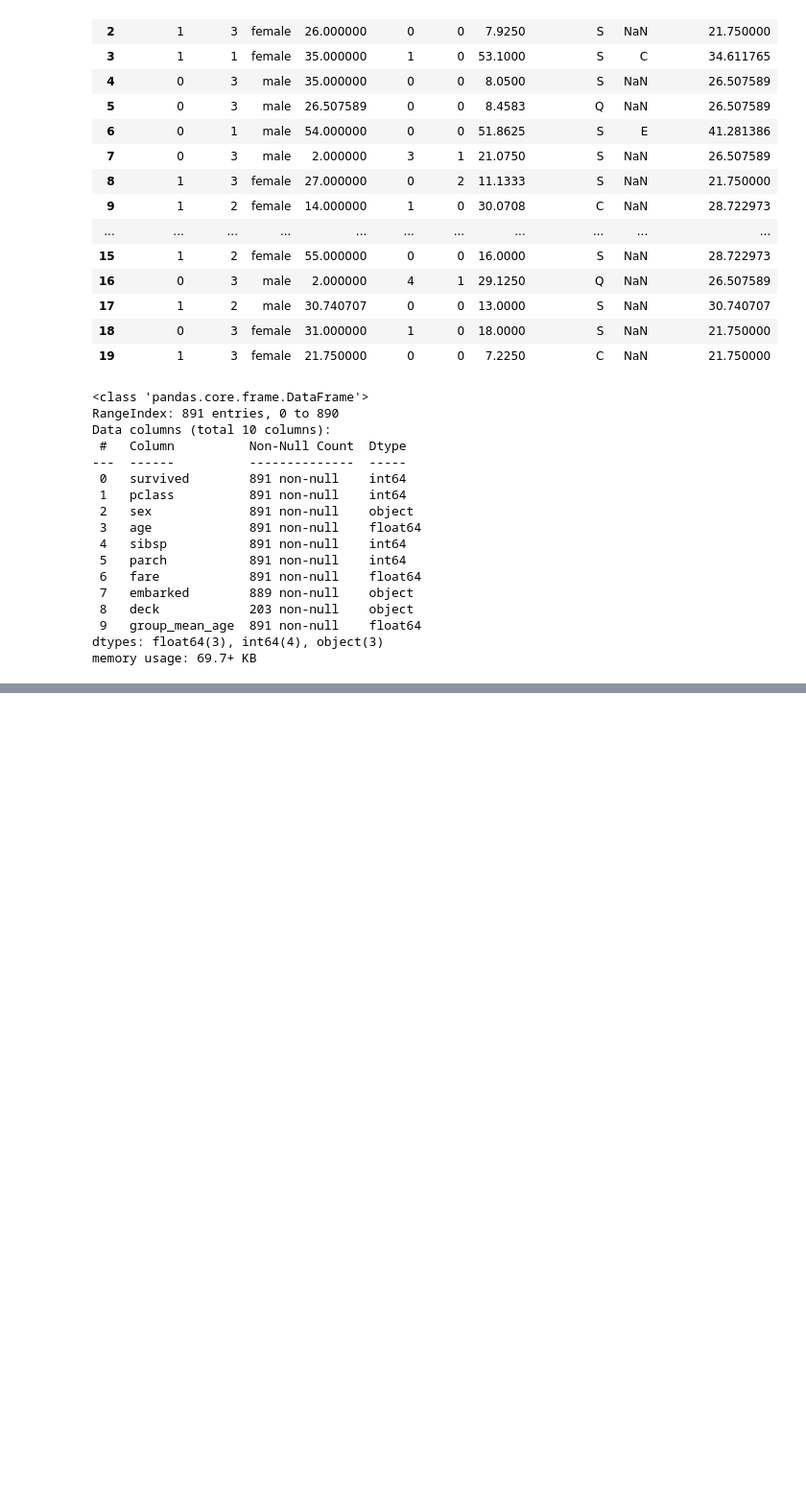
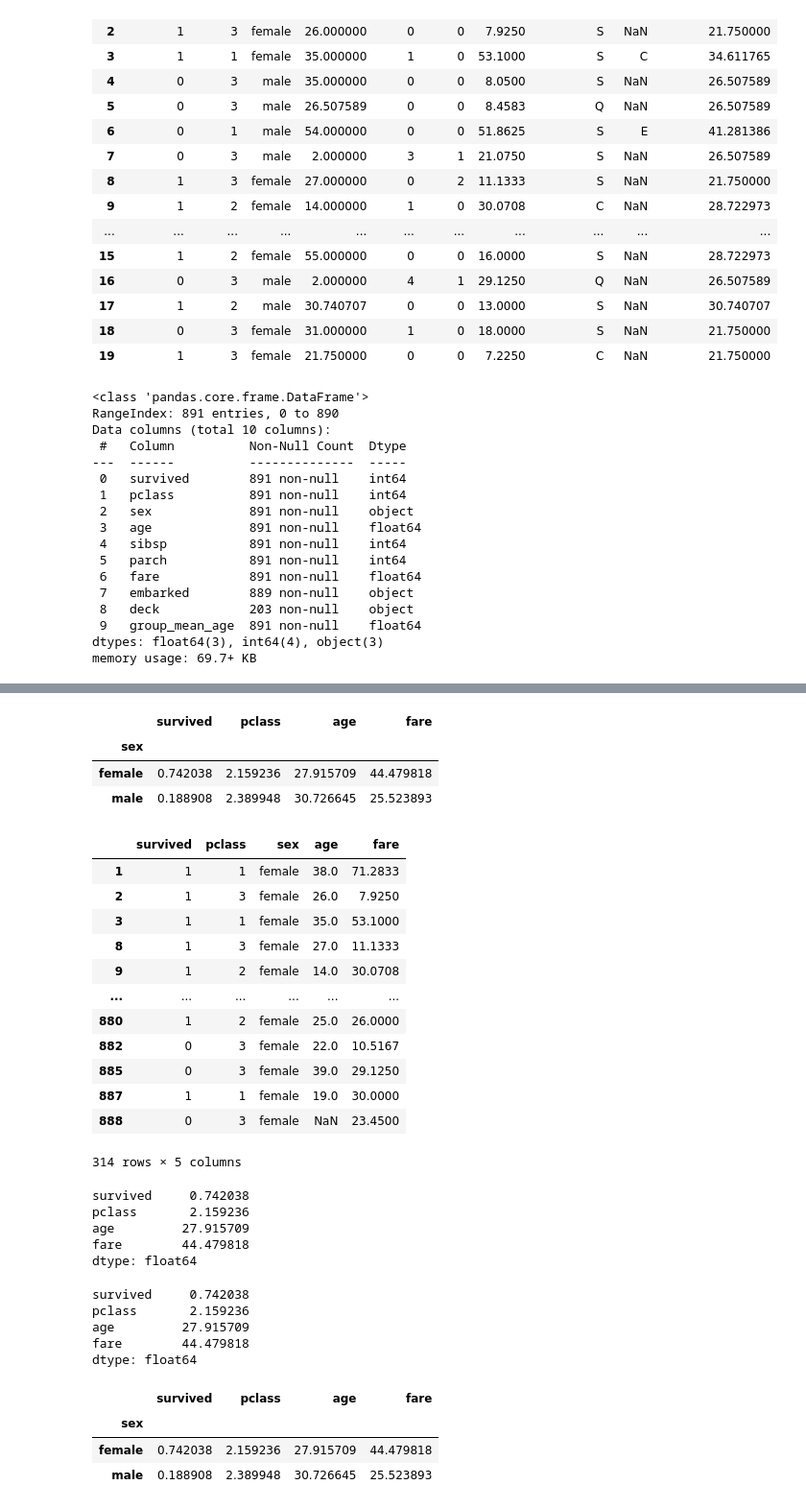
Before and after one commit to satenderlamba/Data-Science-with-Pandas, a Jupyter notebook: 2. Full Data Workflow A-Z/4. Groupby Operations/Groupby operations.ipynb, the cells around one changed output, grey strips where cells are left out. Shown: that part at 96% size. Cells and saved outputs as stored; diff of their text form; code cells hidden in the pictures; blank space fills up the shorter version.

```diff
--- a/2. Full Data Workflow A-Z/4. Groupby Operations/Groupby operations.ipynb
+++ b/2. Full Data Workflow A-Z/4. Groupby Operations/Groupby operations.ipynb
@@ -728,0 +742,32 @@ memory usage: 69.7+ KB
+# %%
+titanic.groupby('sex').mean()
+# %% [output]
+|  | survived | pclass | age | fare |
+| sex |  |  |  |  |
+| female | 0.742038 | 2.159236 | 27.915709 | 44.479818 |
+| male | 0.188908 | 2.389948 | 30.726645 | 25.523893 |
+# %%
+female_group = list(titanic.groupby('sex'))[0][1]
+female_group
+# %% [output]
+|  | survived | pclass | sex | age | fare |
+| 1 | 1 | 1 | female | 38.0 | 71.2833 |
+| 2 | 1 | 3 | female | 26.0 | 7.9250 |
+| 3 | 1 | 1 | female | 35.0 | 53.1000 |
+| 8 | 1 | 3 | female | 27.0 | 11.1333 |
+| 9 | 1 | 2 | female | 14.0 | 30.0708 |
+| ... | ... | ... | ... | ... | ... |
+| 880 | 1 | 2 | female | 25.0 | 26.0000 |
+| 882 | 0 | 3 | female | 22.0 | 10.5167 |
+| 885 | 0 | 3 | female | 39.0 | 29.1250 |
+| 887 | 1 | 1 | female | 19.0 | 30.0000 |
+| 888 | 0 | 3 | female | NaN | 23.4500 |
+314 rows × 5 columns
+# %%
+female_group.mean()
+# %% [output]
+survived     0.742038
+pclass       2.159236
+age         27.915709
+fare        44.479818
+dtype: float64
@@ -728,0 +777,15 @@ memory usage: 69.7+ KB
+# %%
+group_mean(female_group)
+# %% [output]
+survived     0.742038
+pclass       2.159236
+age         27.915709
+fare        44.479818
+dtype: float64
+# %%
+titanic.groupby('sex').apply(group_mean)     # applying the mean method directly to groupby method
+# %% [output]
+|  | survived | pclass | age | fare |
+| sex |  |  |  |  |
+| female | 0.742038 | 2.159236 | 27.915709 | 44.479818 |
+| male | 0.188908 | 2.389948 | 30.726645 | 25.523893 |
```
Also changed, not shown: parts of 6 cells of this notebook.
